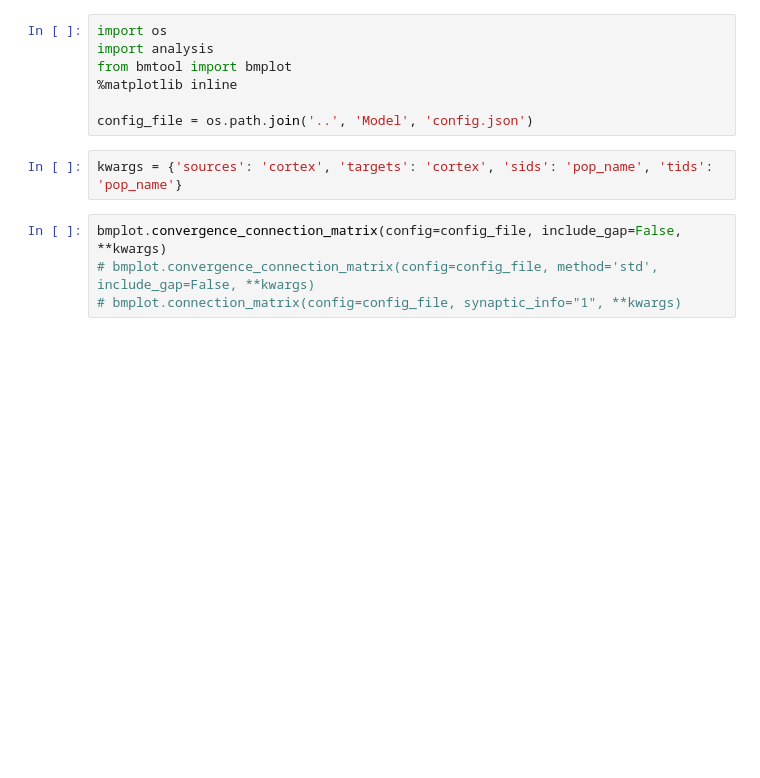
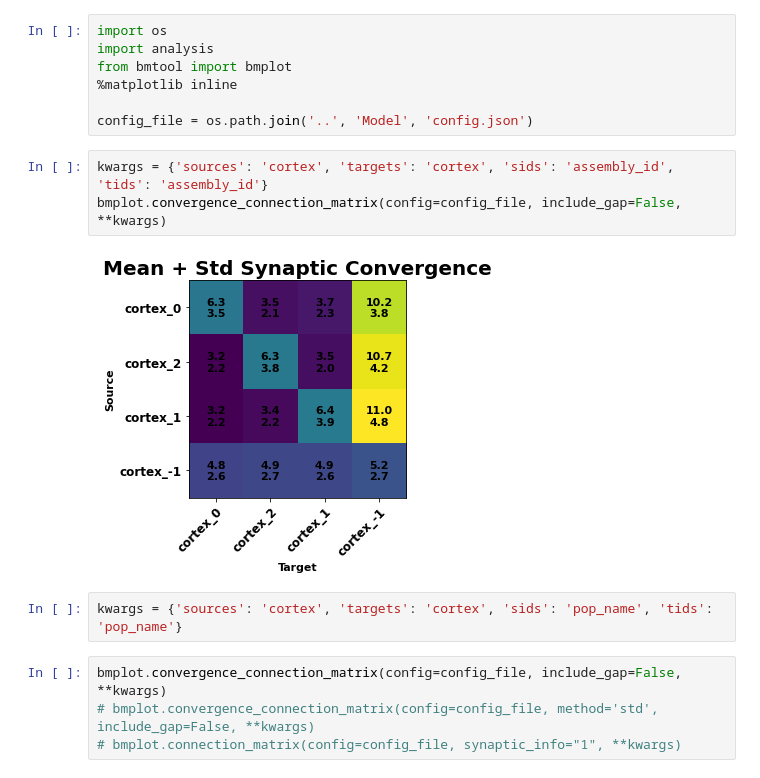
Before and after one commit to chenziao/M1ten_thousand, a Jupyter notebook: Analysis/connectivity.ipynb, the cells around one changed output. Saved outputs shown, nothing was run; the diff lists cells and outputs as text; blank space fills up the shorter version.

Commit message:
Create assemblies by scaling connection probability during building the network

```diff
--- a/Analysis/connectivity.ipynb
+++ b/Analysis/connectivity.ipynb
@@ -5,6 +5,11 @@ from bmtool import bmplot
 %matplotlib inline
 
 config_file = os.path.join('..', 'Model', 'config.json')
+# %%
+kwargs = {'sources': 'cortex', 'targets': 'cortex', 'sids': 'assembly_id', 'tids': 'assembly_id'}
+bmplot.convergence_connection_matrix(config=config_file, include_gap=False, **kwargs)
+# %% [output]
+[figure, added]
 # %%
 kwargs = {'sources': 'cortex', 'targets': 'cortex', 'sids': 'pop_name', 'tids': 'pop_name'}
 # %%
```
Also changed, not shown: parts of 2 cells of this notebook, 4 other files.
